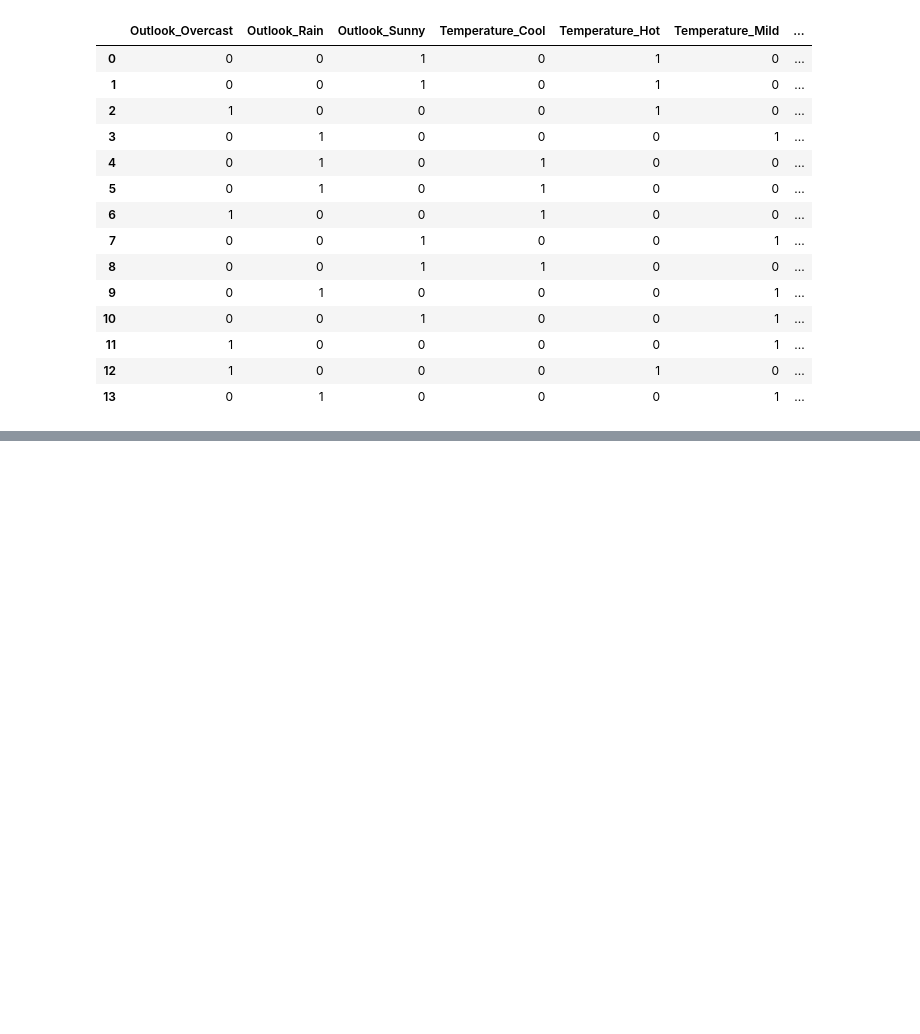
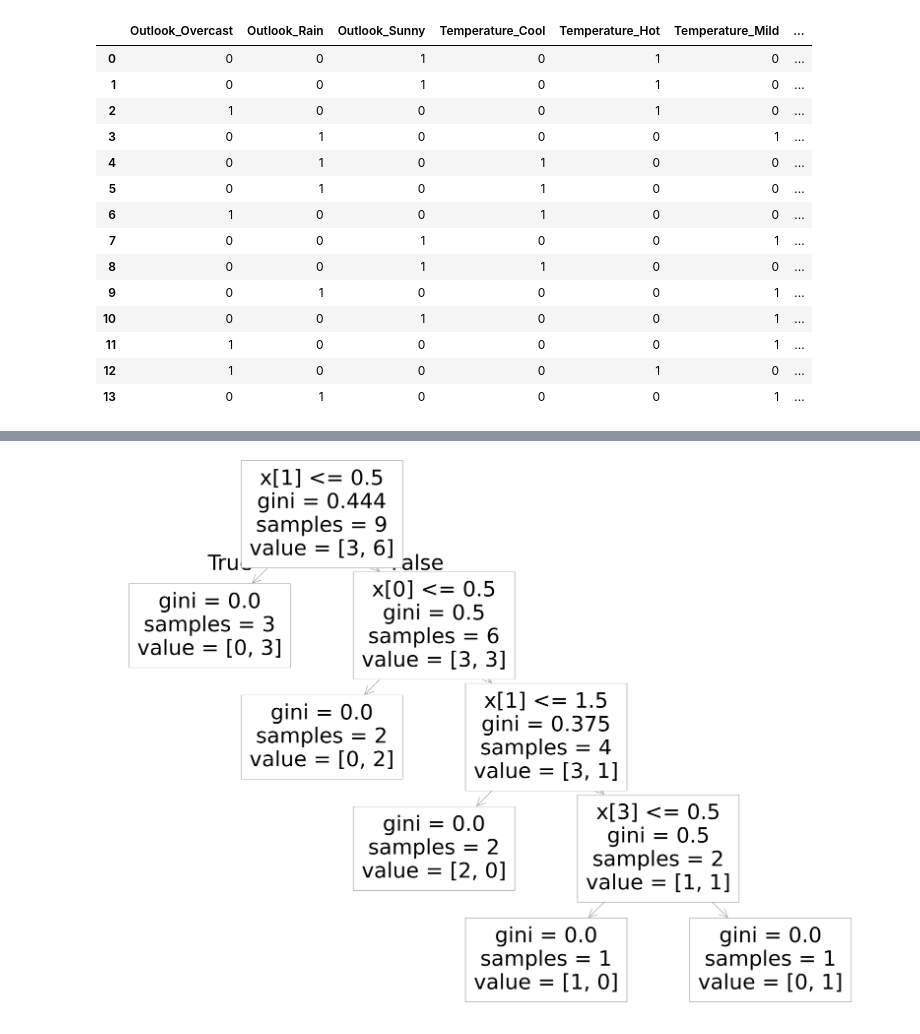
Before and after one commit to yuvaraj18102004/Machine-learning, a Jupyter notebook: weather decision tree.ipynb, the cells around one changed output, grey strips where cells are left out. Cells and saved outputs as stored; diff of their text form; code cells hidden in the pictures; blank space fills up the shorter version.

```diff
--- a/weather decision tree.ipynb
+++ b/weather decision tree.ipynb
@@ -107,0 +110,2 @@ encoded_df
+# %%
+x_train,x_test,y_train,y_test = train_test_split(df.iloc[:,:-1],df.iloc[:,-1],test_size=0.3,shuffle=True,random_state=12)
@@ -107,0 +114,7 @@ encoded_df
+# %%
+dt = DecisionTreeClassifier()
+dt.fit(x_train,y_train)
+#train prediction
+y_train_pred = dt.predict(x_train)
+#test prediction
+y_test_pred = dt.predict(x_test)
@@ -107,0 +162,10 @@ encoded_df
+# %%
+from matplotlib import pyplot as plt
+from sklearn.tree import plot_tree
+
+plt.figure(figsize=(70,50))
+plot_tree(decision_tree = dt,proportion=False)
+
+plt.show()
+# %% [output]
+[figure, added]
```
Also changed, not shown: parts of 8 cells of this notebook, 1 other file.
